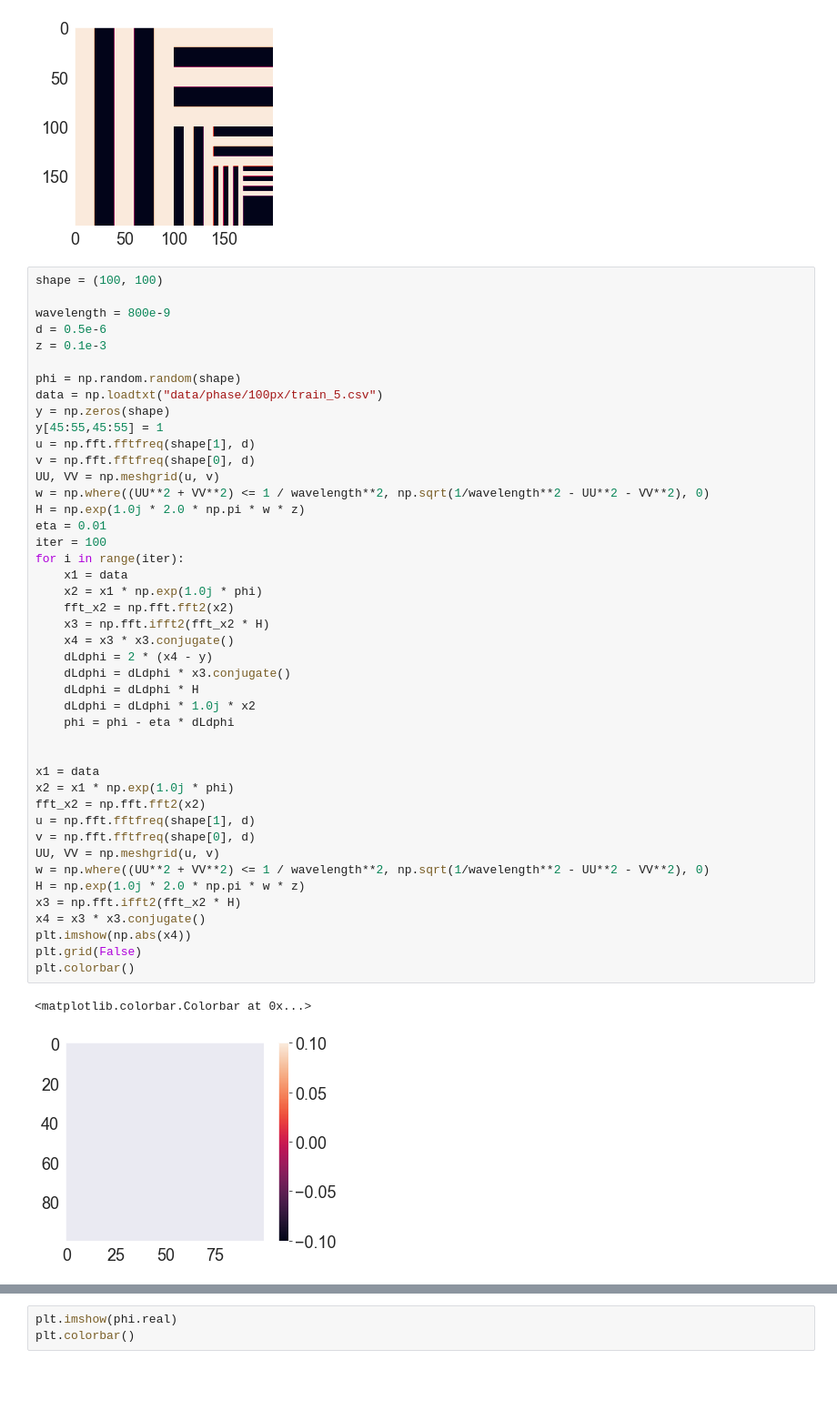
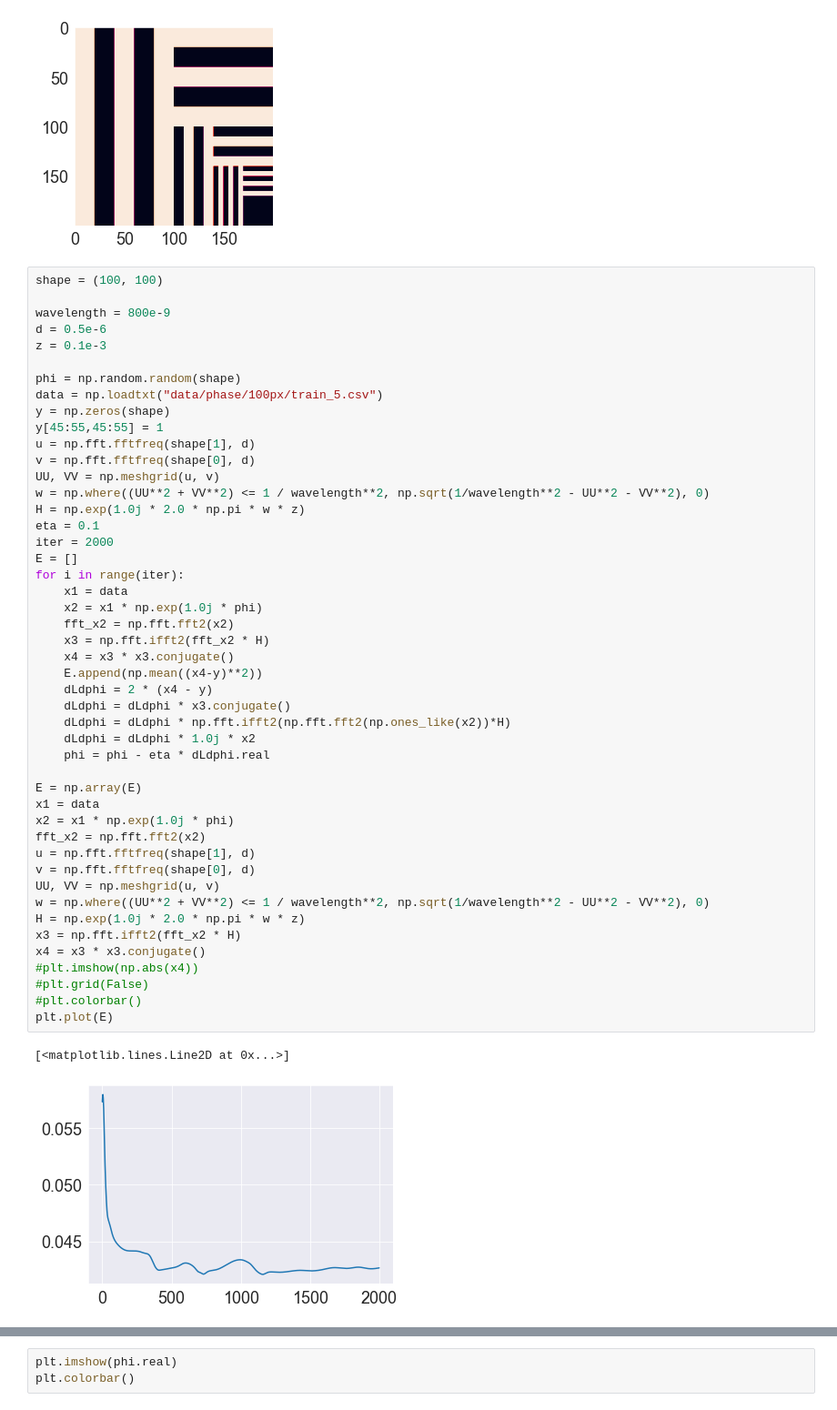
Before and after one commit to fftakumi/MOD2NN, a Jupyter notebook: Faraday/two_dim/test.ipynb, the cells around one changed output, grey strips where cells are left out. Shown at 91% size. Cells and saved outputs as stored; diff of their text form; blank space fills up the shorter version.

```diff
--- a/Faraday/two_dim/test.ipynb
+++ b/Faraday/two_dim/test.ipynb
@@ -143,40 +143,43 @@ z = 0.1e-3
 phi = np.random.random(shape)
 data = np.loadtxt("data/phase/100px/train_5.csv")
 y = np.zeros(shape)
 y[45:55,45:55] = 1
 u = np.fft.fftfreq(shape[1], d)
 v = np.fft.fftfreq(shape[0], d)
 UU, VV = np.meshgrid(u, v)
 w = np.where((UU**2 + VV**2) <= 1 / wavelength**2, np.sqrt(1/wavelength**2 - UU**2 - VV**2), 0)
 H = np.exp(1.0j * 2.0 * np.pi * w * z)
-eta = 0.01
-iter = 100
+eta = 0.1
+iter = 2000
+E = []
 for i in range(iter):
     x1 = data
     x2 = x1 * np.exp(1.0j * phi)
     fft_x2 = np.fft.fft2(x2)
     x3 = np.fft.ifft2(fft_x2 * H)
     x4 = x3 * x3.conjugate()
+    E.append(np.mean((x4-y)**2))
     dLdphi = 2 * (x4 - y)
     dLdphi = dLdphi * x3.conjugate()
-    dLdphi = dLdphi * H
+    dLdphi = dLdphi * np.fft.ifft2(np.fft.fft2(np.ones_like(x2))*H)
     dLdphi = dLdphi * 1.0j * x2
-    phi = phi - eta * dLdphi
+    phi = phi - eta * dLdphi.real
 
-
+E = np.array(E)
 x1 = data
 x2 = x1 * np.exp(1.0j * phi)
 fft_x2 = np.fft.fft2(x2)
 u = np.fft.fftfreq(shape[1], d)
 v = np.fft.fftfreq(shape[0], d)
 UU, VV = np.meshgrid(u, v)
 w = np.where((UU**2 + VV**2) <= 1 / wavelength**2, np.sqrt(1/wavelength**2 - UU**2 - VV**2), 0)
 H = np.exp(1.0j * 2.0 * np.pi * w * z)
 x3 = np.fft.ifft2(fft_x2 * H)
 x4 = x3 * x3.conjugate()
-plt.imshow(np.abs(x4))
-plt.grid(False)
-plt.colorbar()
+#plt.imshow(np.abs(x4))
+#plt.grid(False)
+#plt.colorbar()
+plt.plot(E)
 # %% [output]
-<matplotlib.colorbar.Colorbar at 0x...>
+[<matplotlib.lines.Line2D at 0x...>]
-[figure, old version]
+[figure, new version]
```
Also changed, not shown: parts of 2 cells of this notebook, 5 other files.
